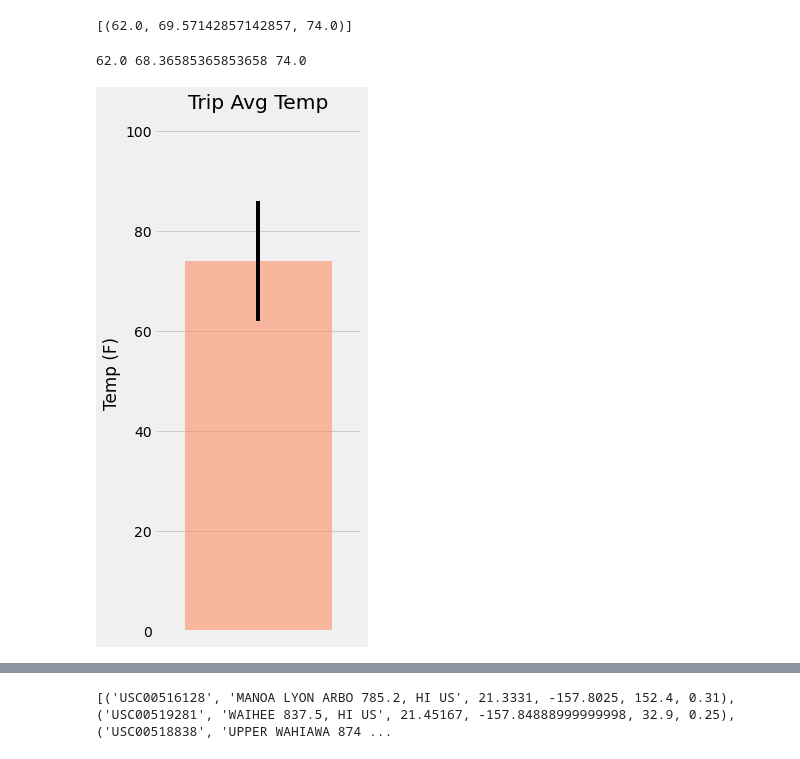
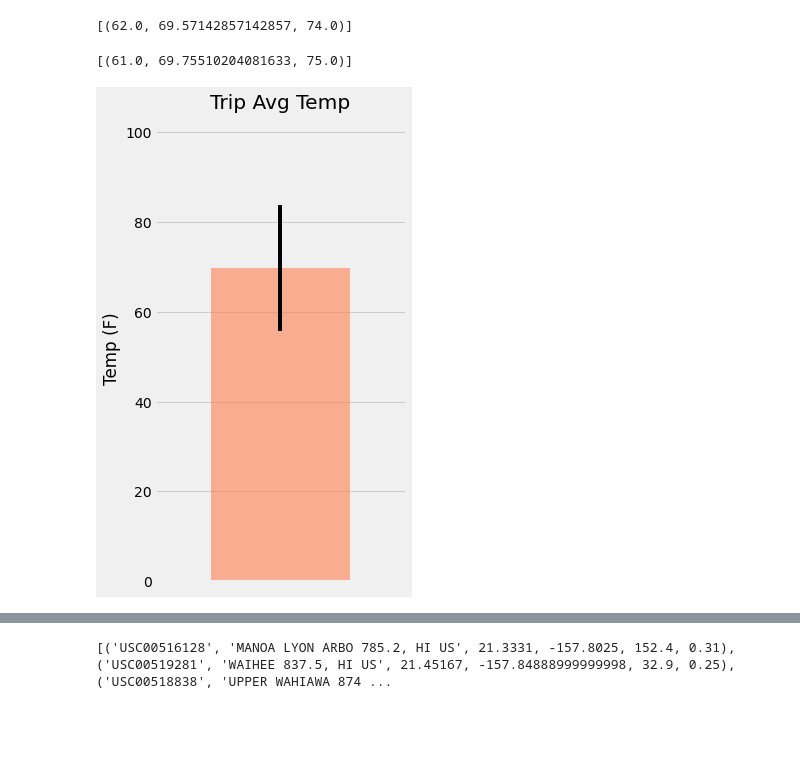
Before and after one commit to roborgain1/sqlalchemy-challenge, a Jupyter notebook: climate_starter.ipynb, the cells around one changed output, grey strips where cells are left out. Drawn from its saved outputs; the diff is of its cells as text; code cells hidden in the pictures; blank space fills up the shorter version.

```diff
--- a/climate_starter.ipynb
+++ b/climate_starter.ipynb
@@ -29,7 +31,10 @@ engine = create_engine("sqlite:///Resources/hawaii.sqlite")
 ['measurement', 'station']
 # %%
 # Save references to each table
+measurement = Base.classes.measurement
+station = Base.classes.station
 # %%
 # Create our session (link) from Python to the DB
+session = Session(engine)
 # %% [markdown]
 # Exploratory Climate Analysis
@@ -106,8 +159,8 @@ def calc_temps(start_date, end_date):
         TMIN, TAVE, and TMAX
     """
 
-    return session.query(func.min(Measurement.tobs), func.avg(Measurement.tobs), func.max(Measurement.tobs)).\
-        filter(Measurement.date >= start_date).filter(Measurement.date <= end_date).all()
+    return session.query(func.min(measurement.tobs), func.avg(measurement.tobs), func.max(measurement.tobs)).\
+        filter(measurement.date >= start_date).filter(measurement.date <= end_date).all()
 
 # function usage example
 print(calc_temps('2012-02-28', '2012-03-05'))
@@ -116,12 +169,21 @@ print(calc_temps('2012-02-28', '2012-03-05'))
 # %%
 # Use your previous function `calc_temps` to calculate the tmin, tavg, and tmax
 # for your trip using the previous year's data for those same dates.
+print(calc_temps('2011-02-28', '2011-03-05'))
+tmin, tavg, tmax = calc_temps('2011-02-28', '2011-03-05')[0]
 # %% [output]
-62.0 68.36585365853658 74.0
+[(61.0, 69.75510204081633, 75.0)]
 # %%
 # Plot the results from your previous query as a bar chart.
 # Use "Trip Avg Temp" as your Title
 # Use the average temperature for the y value
 # Use the peak-to-peak (tmax-tmin) value as the y error bar (yerr)
+fig, ax = plt.subplots(figsize=plt.figaspect(2.))
+yerr = tmax-tmin
+ax.bar(1, tavg, yerr=yerr, alpha=0.6, color='coral', align="center")
+ax.set(xticks=range(1), title="Trip Avg Temp", ylabel="Temp (F)")
+ax.margins(.4, .24)
+plt.savefig('Images/Trip_Avg_Temp.png', dpi=75, bbox_inches='tight')
+fig.show()
 # %% [output]
-[figure, old version]
+[figure, new version]
```
Also changed, not shown: parts of 12 cells of this notebook, 4 other files.
